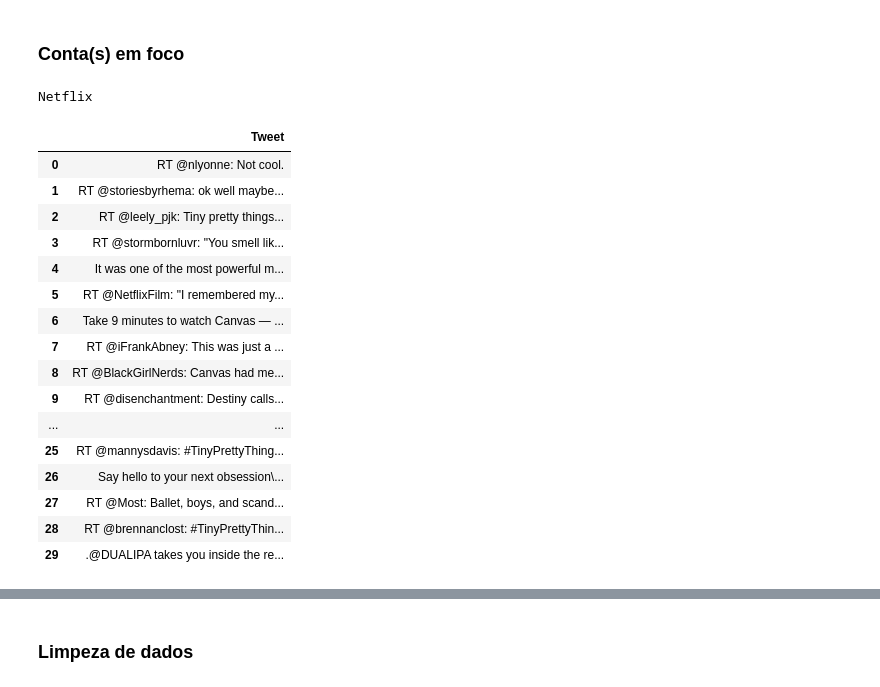
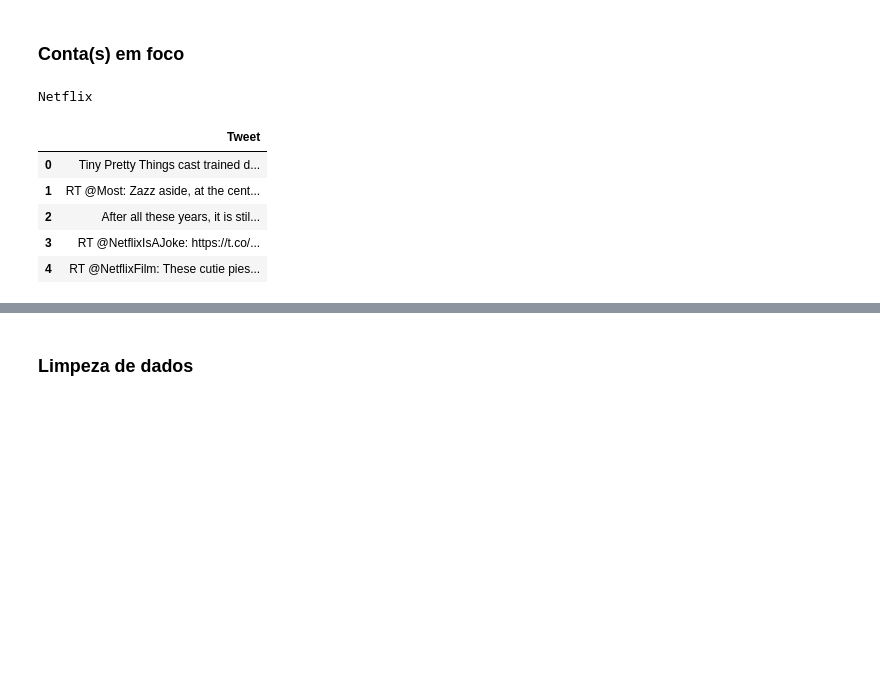
Before and after one commit to icarocrespo/Analise-Midia-Social, a Jupyter notebook: Analise-Midia-Social.ipynb, the cells around one changed output, grey strips where cells are left out. Saved outputs shown, nothing was run; the diff lists cells and outputs as text; code cells hidden in the pictures; blank space fills up the shorter version.

```diff
--- a/Analise-Midia-Social.ipynb
+++ b/Analise-Midia-Social.ipynb
@@ -66,26 +84,15 @@ df2 = pd.DataFrame(data=[tweet.text for tweet in tweets2], columns=['Tweet'])
 # %%
 pd.set_option('display.max_colwidth', 240)
 
 print('Netflix')
-df1.head(30)
+df1.head()
 # %% [output]
 Netflix
 |  | Tweet |
-| 0 | RT @nlyonne: Not cool. |
-| 1 | RT @storiesbyrhema: ok well maybe... |
-| 2 | RT @leely_pjk: Tiny pretty things... |
-| 3 | RT @stormbornluvr: "You smell lik... |
-| 4 | It was one of the most powerful m... |
-| 5 | RT @NetflixFilm: "I remembered my... |
-| 6 | Take 9 minutes to watch Canvas — ... |
-| 7 | RT @iFrankAbney: This was just a ... |
-| 8 | RT @BlackGirlNerds: Canvas had me... |
-| 9 | RT @disenchantment: Destiny calls... |
-| ... | ... |
-| 25 | RT @mannysdavis: #TinyPrettyThing... |
-| 26 | Say hello to your next obsession\... |
-| 27 | RT @Most: Ballet, boys, and scand... |
-| 28 | RT @brennanclost: #TinyPrettyThin... |
-| 29 | .@DUALIPA takes you inside the re... |
+| 0 | Tiny Pretty Things cast trained d... |
+| 1 | RT @Most: Zazz aside, at the cent... |
+| 2 | After all these years, it is stil... |
+| 3 | RT @NetflixIsAJoke: https://t.co/... |
+| 4 | RT @NetflixFilm: These cutie pies... |
 # %%
 print('Netflix Brasil')
```
Also changed, not shown: parts of 24 cells of this notebook.
